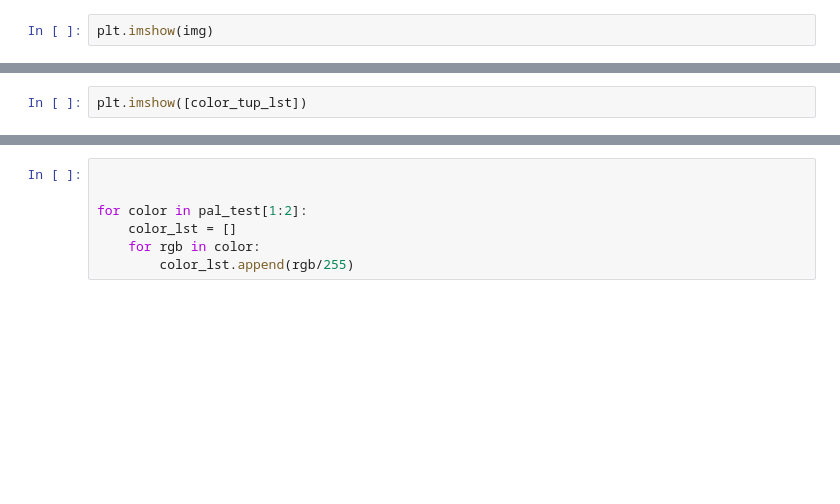
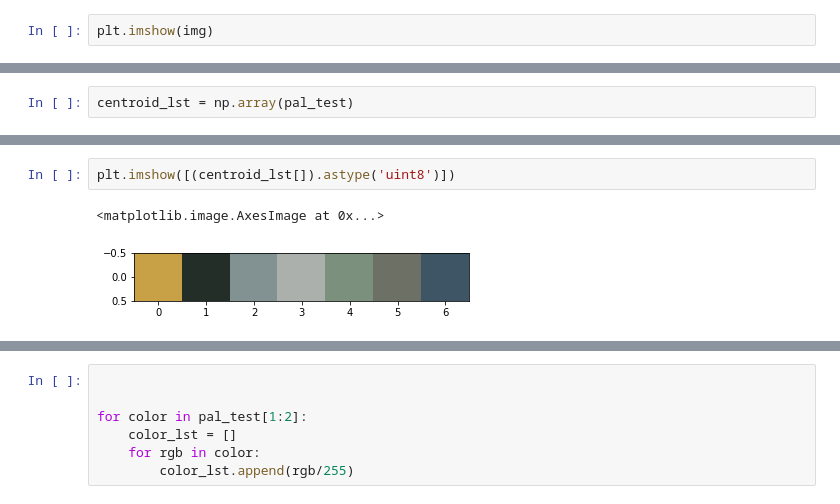
Before and after one commit to TaylorDiego/color_trend_analysis, a Jupyter notebook: notebook/color_palette_explore.ipynb, the cells around one changed output, grey strips where cells are left out. Cells and saved outputs as stored; diff of their text form; blank space fills up the shorter version.

Commit message:
add centroid to pixel count

```diff
--- a/notebook/color_palette_explore.ipynb
+++ b/notebook/color_palette_explore.ipynb
@@ -239,0 +293,2 @@ color_val = []
+# %%
+centroid_lst = np.array(pal_test)
@@ -240,3 +410,6 @@ color_val = []
 # %%
-plt.imshow([color_tup_lst])
+plt.imshow([(centroid_lst[]).astype('uint8')])
+# %% [output]
+<matplotlib.image.AxesImage at 0x...>
+[figure, added]
 # %%
```
Also changed, not shown: parts of 50 cells of this notebook.
